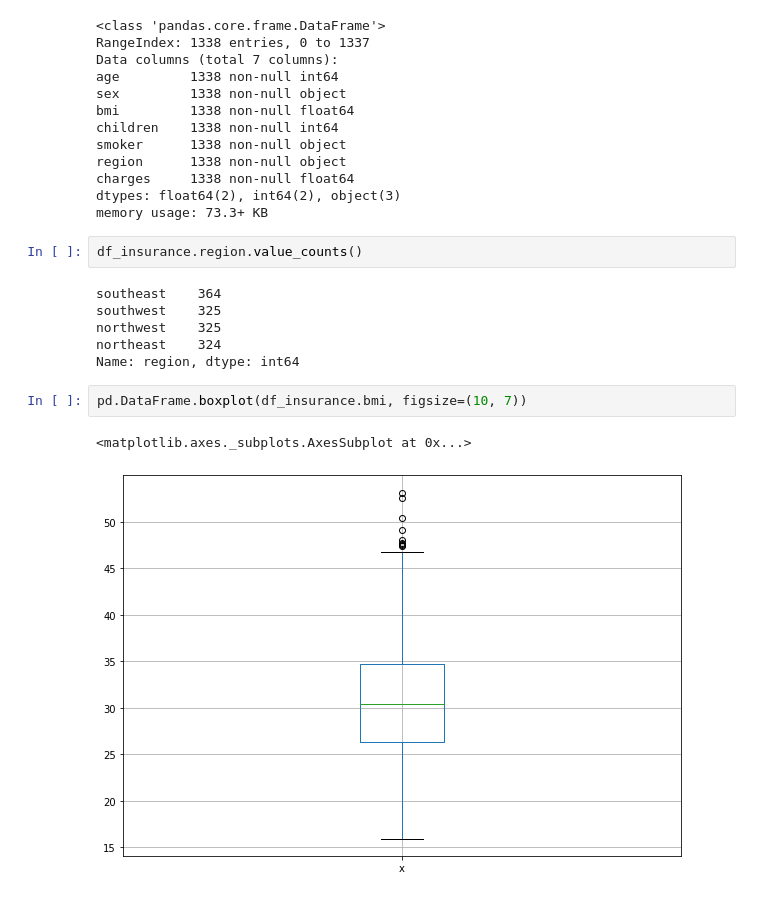
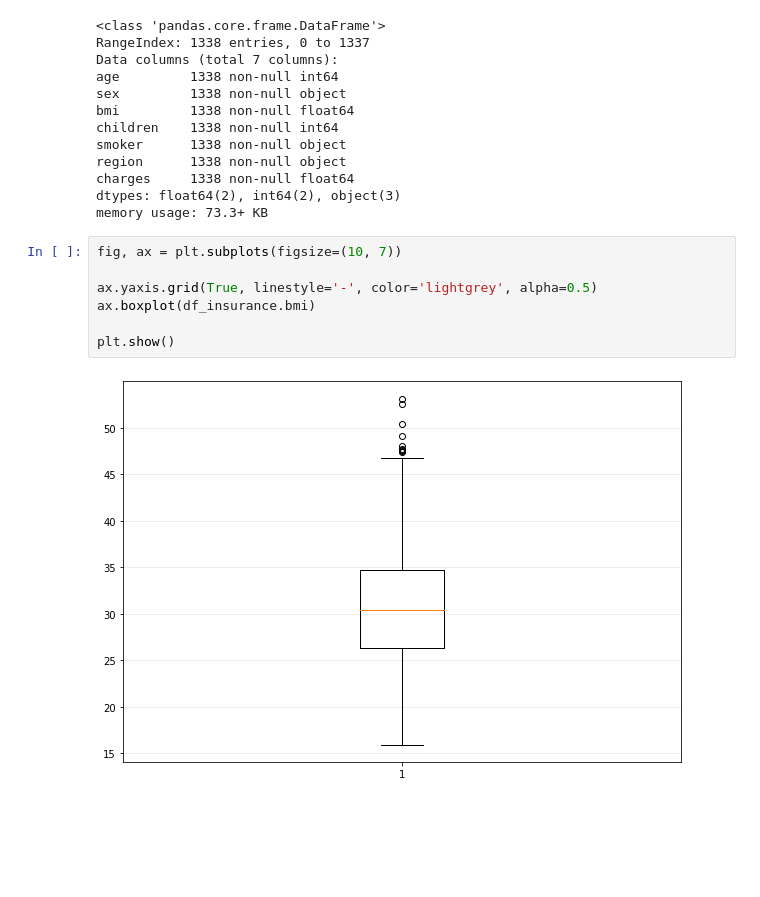
Before and after one commit to Abvbobko/eg_health_insurance, a Jupyter notebook: insurance.ipynb, the cells around one changed output. Cells and saved outputs as stored; diff of their text form; blank space fills up the shorter version.

```diff
--- a/insurance.ipynb
+++ b/insurance.ipynb
@@ -35,16 +35,12 @@ region      1338 non-null object
 charges     1338 non-null float64
 dtypes: float64(2), int64(2), object(3)
 memory usage: 73.3+ KB
-# %%
-df_insurance.region.value_counts()
-# %% [output]
-southeast    364
-southwest    325
-northwest    325
-northeast    324
-Name: region, dtype: int64
-# %%
-pd.DataFrame.boxplot(df_insurance.bmi, figsize=(10, 7))
-# %% [output]
-<matplotlib.axes._subplots.AxesSubplot at 0x...>
-[figure, removed]
+# %%
+fig, ax = plt.subplots(figsize=(10, 7))
+
+ax.yaxis.grid(True, linestyle='-', color='lightgrey', alpha=0.5)
+ax.boxplot(df_insurance.bmi)
+
+plt.show()
+# %% [output]
+[figure, added]
```
Also changed, not shown: parts of 1 cell of this notebook.
